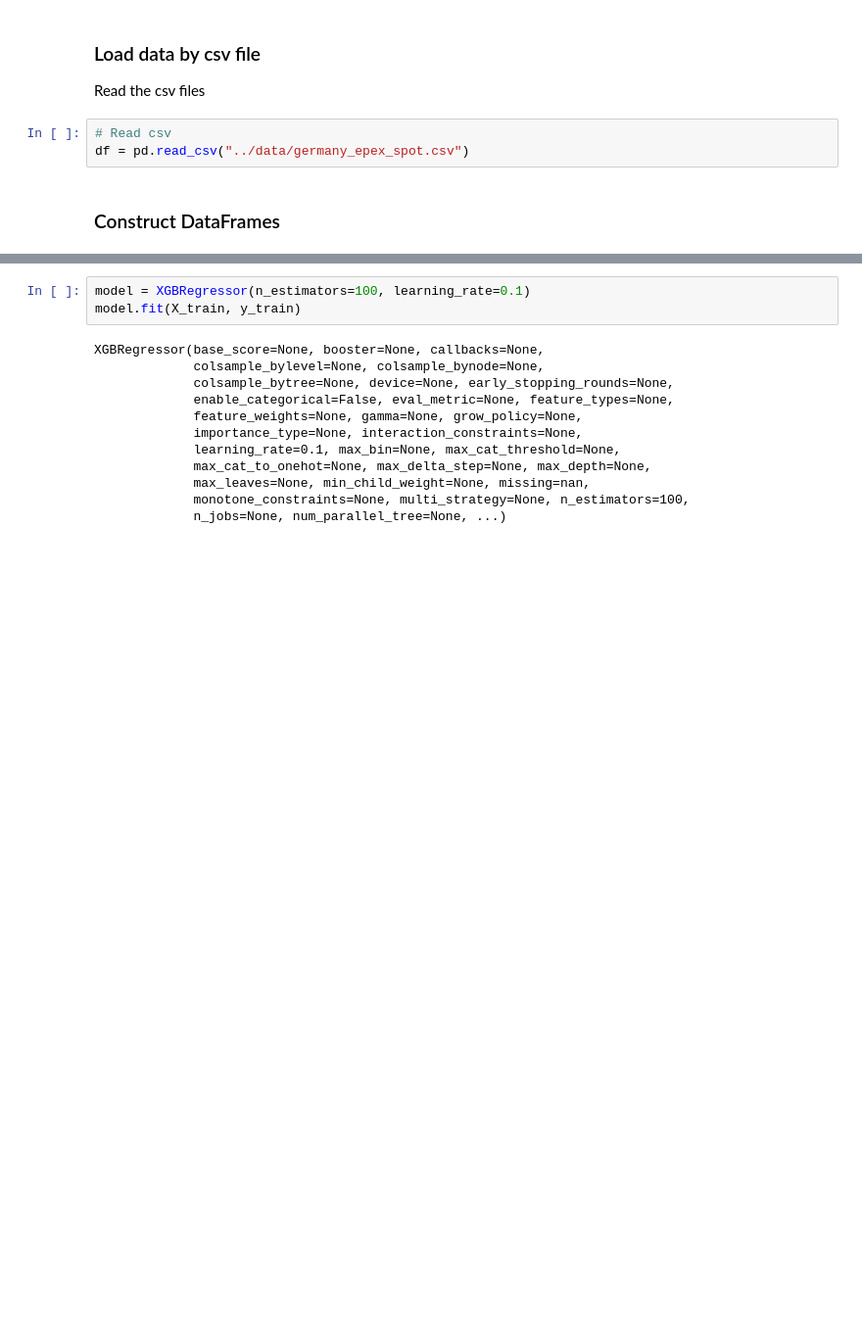
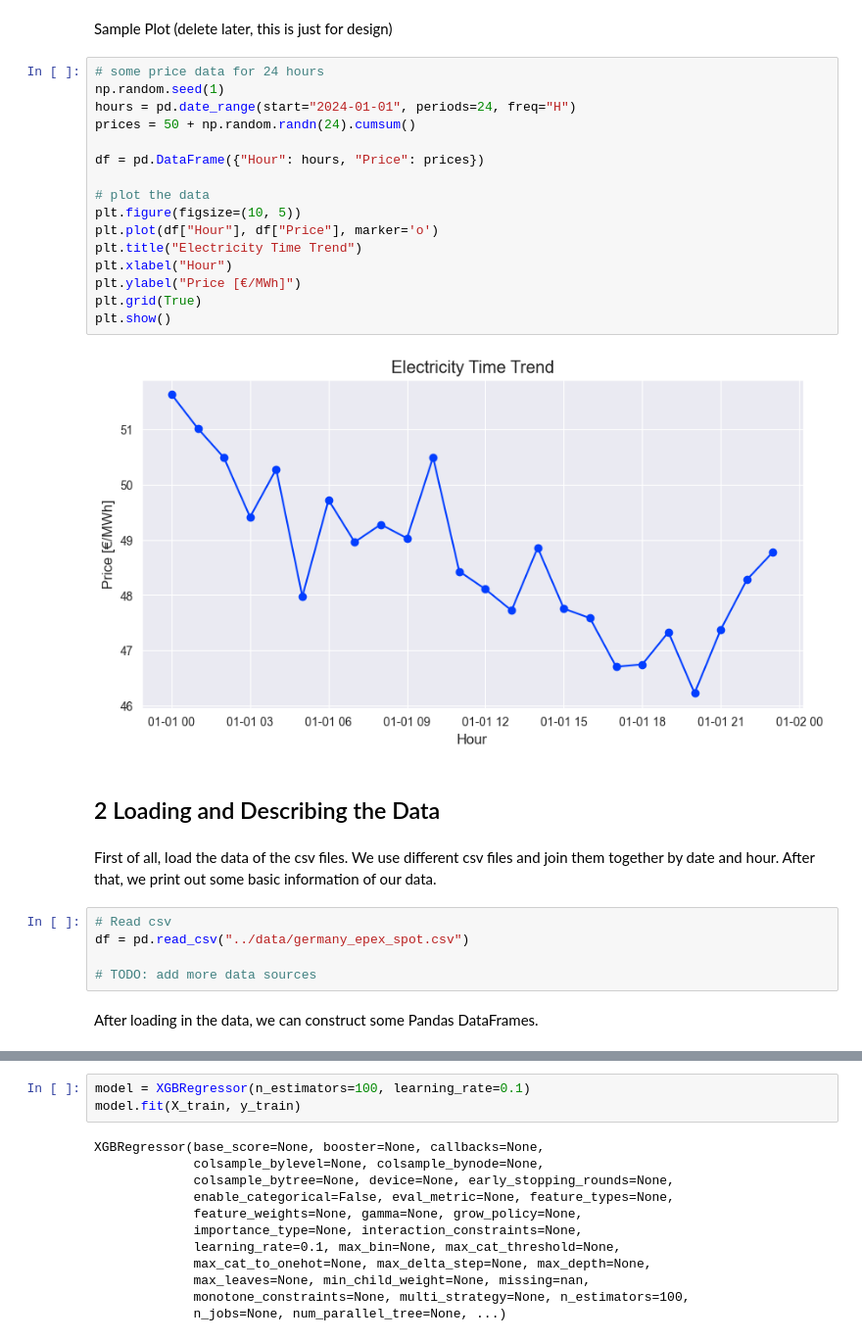
Before and after one commit to DanielHka25/electricity-price-prediction, a Jupyter notebook: notebooks/price_prediction.ipynb, the cells around one changed output, grey strips where cells are left out. Shown at 98% size. Drawn from its saved outputs; the diff is of its cells as text; blank space fills up the shorter version.

```diff
--- a/notebooks/price_prediction.ipynb
+++ b/notebooks/price_prediction.ipynb
@@ -19,11 +47,34 @@ numpy is imported
+# %% [markdown]
+Sample Plot (delete later, this is just for design)
+# %%
+# some price data for 24 hours
+np.random.seed(1)
+hours = pd.date_range(start="2024-01-01", periods=24, freq="H")
+prices = 50 + np.random.randn(24).cumsum()
+
+df = pd.DataFrame({"Hour": hours, "Price": prices})
+
+# plot the data
+plt.figure(figsize=(10, 5))
+plt.plot(df["Hour"], df["Price"], marker='o')
+plt.title("Electricity Time Trend")
+plt.xlabel("Hour")
+plt.ylabel("Price [€/MWh]")
+plt.grid(True)
+plt.show()
+# %% [output]
+[figure, added]
+# %% [markdown]
+## 2 Loading and Describing the Data
 # %% [markdown]
-### Load data by csv file
-Read the csv files
+First of all, load the data of the csv files. We use different csv files and join them together by date and hour. After that, we print out some basic information of our data.
 # %%
 # Read csv
 df = pd.read_csv("../data/germany_epex_spot.csv")
+
+# TODO: add more data sources
 # %% [markdown]
-### Construct DataFrames
+After loading in the data, we can construct some Pandas DataFrames.
 # %%
 # convert local time in datetime object and set as index
 df["Datetime (Local)"] = pd.to_datetime(df["Datetime (Local)"])
```
Also changed, not shown: parts of 28 cells of this notebook, 2 other files.
